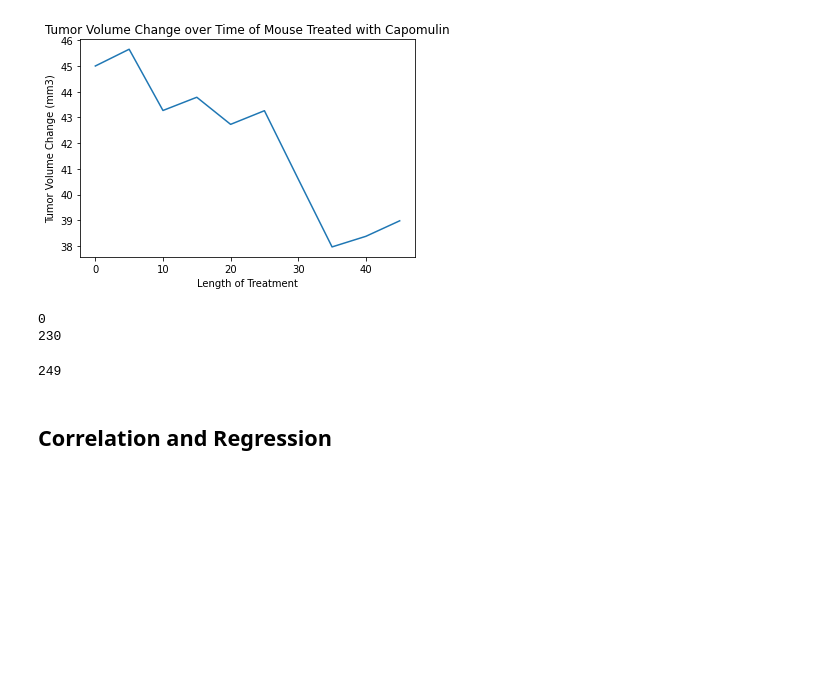
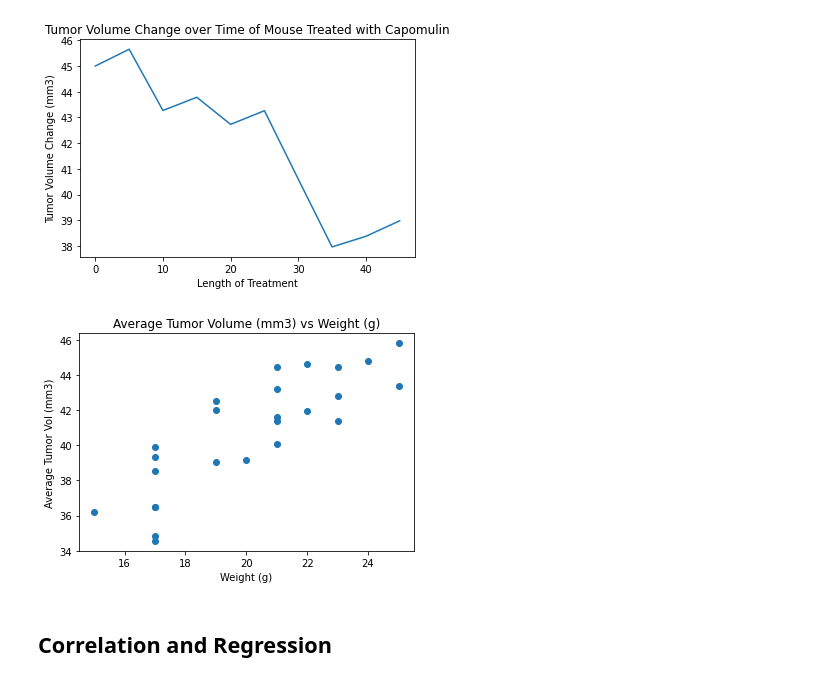
Before and after one commit to ryleenelson1397/matplotlib-challenge, a Jupyter notebook: Pymaceuticals/RNelson_Pymaceuticals .ipynb, the cells around one changed output. Drawn from its saved outputs; the diff is of its cells as text; code cells hidden in the pictures; blank space fills up the shorter version.

Commit message:
FINALLY figured out the scatter plot

```diff
--- a/Pymaceuticals/RNelson_Pymaceuticals .ipynb
+++ b/Pymaceuticals/RNelson_Pymaceuticals .ipynb
@@ -289,41 +298,23 @@ plt.plot(mouse_time, mouse_tumvol)
 plt.show()
 # %% [output]
 [figure]
-# %%
-# Generate a scatter plot of average tumor volume vs. mouse weight for the Capomulin regimen
-# first retrieve only the mice treated with Capomulin by setting capomulin as an ideal treatment
-interest_treatment = "Capomulin"
-
-
-cap_mice_wt = mouse_study.loc[mouse_study["Drug Regimen"] == interest_treatment, "Weight (g)"]
-
-# unique_mice = mouse_study["Mouse ID"].unique()
-mice = mouse_study["Mouse ID"]
-
-#initialize variables
-vol_list = []
-# wt_list = []
-for mouse in mice:
-    cap_mice_vol = duplicates[duplicates["Drug Regimen"] == interest_treatment, "Tumor Volume (mm3)"]
-
-
-#     mean_vol_cap_mice = cap_mice_vol.mean()
-#     vol_list.append(mean_vol_cap_mice)
-
-
-print(len(vol_list))
-print(len(cap_mice_wt))
-
-len(unique_mice)
-
-
-
-# plt.scatter(cap_mice_wt, avg_vol)
-# plt.show()
-# %% [output]
-0
-230
-249
+# %%
+# Generate a scatter plot of average tumor volume vs. mouse weight for the Capomulin regimen
+
+one_treatment = mouse_study.loc[mouse_study["Drug Regimen"] == "Capomulin",:]
+# one_treatment // called to see what it looked like
+
+averages = one_treatment.groupby(["Mouse ID"]).mean()
+# averages // called to see what it looked like
+
+#Making the plot
+plt.scatter(averages["Weight (g)"], averages["Tumor Volume (mm3)"])
+plt.xlabel("Weight (g)")
+plt.ylabel("Average Tumor Vol (mm3)")
+plt.title("Average Tumor Volume (mm3) vs Weight (g)")
+plt.show()
+# %% [output]
+[figure, added]
 # %% [markdown]
 ## Correlation and Regression
 # %%
```
Also changed, not shown: parts of 2 cells of this notebook.
